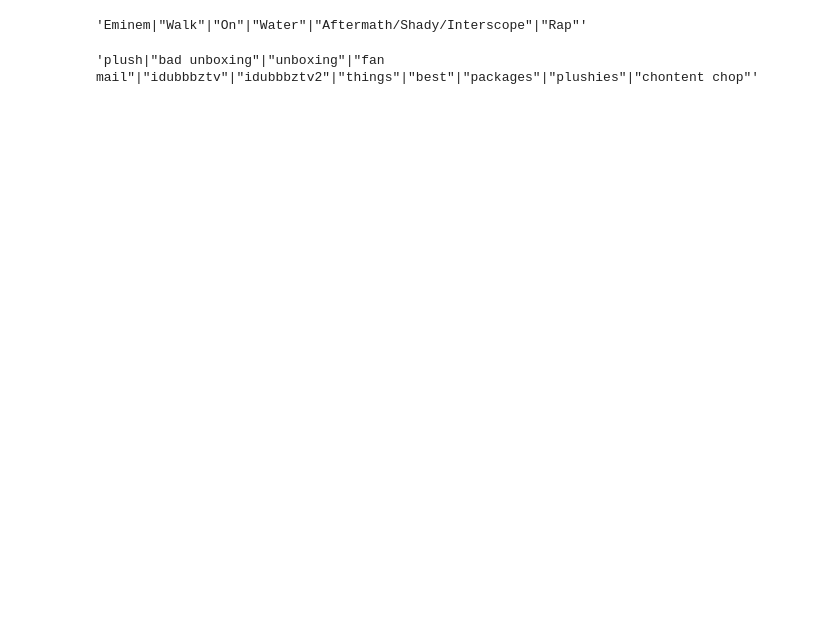
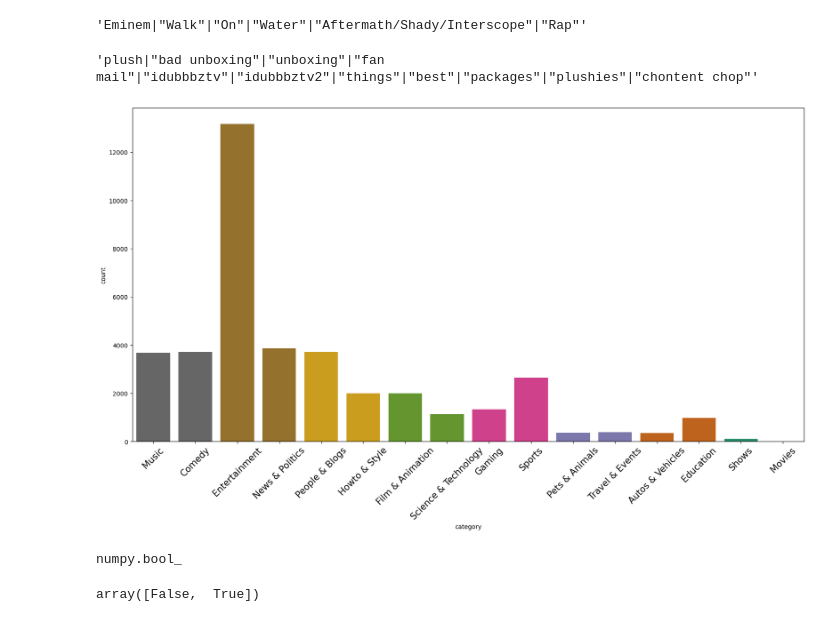
Before and after one commit to mylo-eb/Youtube_Analysis, a Jupyter notebook: code.ipynb, the cells around one changed output. Drawn from its saved outputs; the diff is of its cells as text; code cells hidden in the pictures; blank space fills up the shorter version.

Commit message:
countplot added

```diff
--- a/code.ipynb
+++ b/code.ipynb
@@ -189,3 +189,18 @@ df['tags'][0]
 df['tags'][1]
 # %% [output]
 'plush|"bad unboxing"|"unboxing"|"fan mail"|"idubbbztv"|"idubbbztv2"|"things"|"best"|"packages"|"plushies"|"chontent chop"'
+# %%
+plt.figure(figsize = (20, 10))
+plt.xticks(rotation = 45, fontsize = 15)
+sns.countplot(df['category'], palette = 'Dark2_r')
+plt.show()
+# %% [output]
+[figure, added]
+# %%
+type(df['comments_disabled'][0])
+# %% [output]
+numpy.bool_
+# %%
+df['comments_disabled'].unique()
+# %% [output]
+array([False,  True])
```
